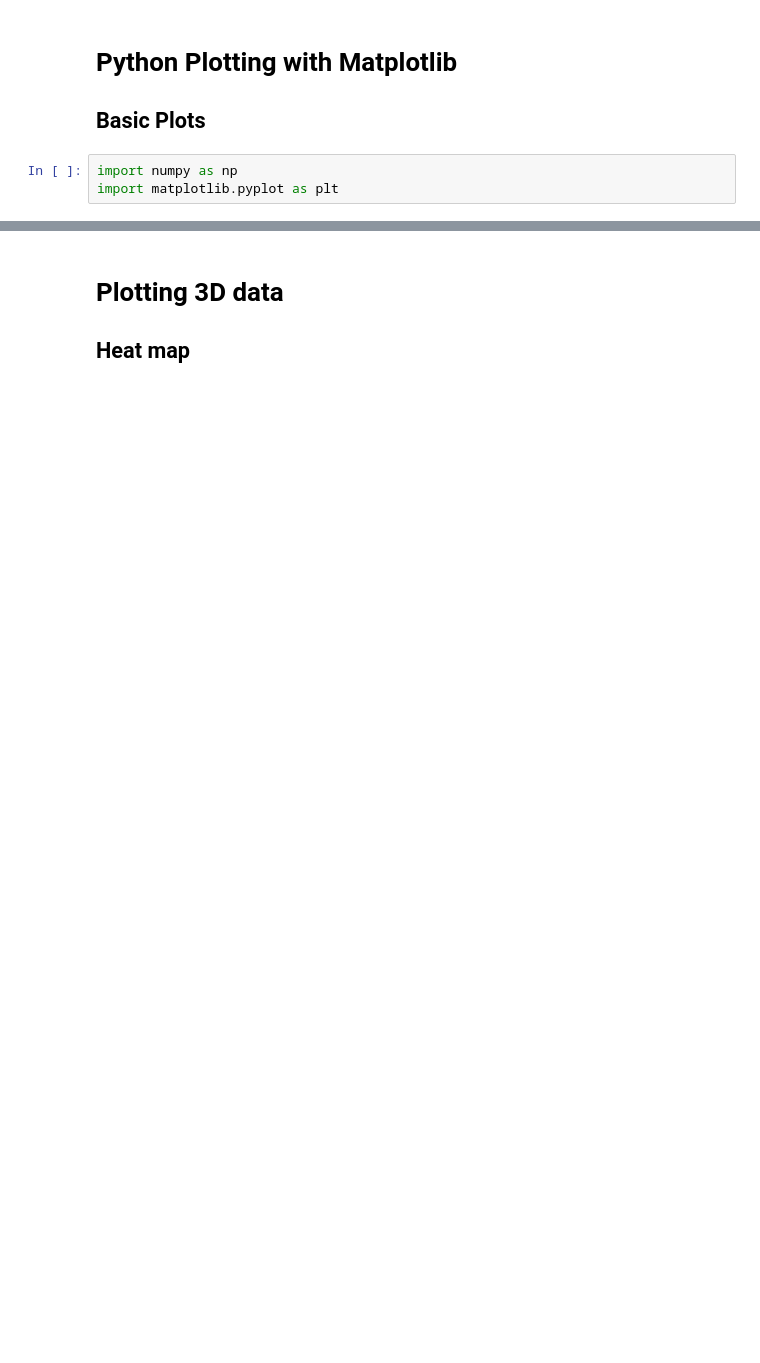
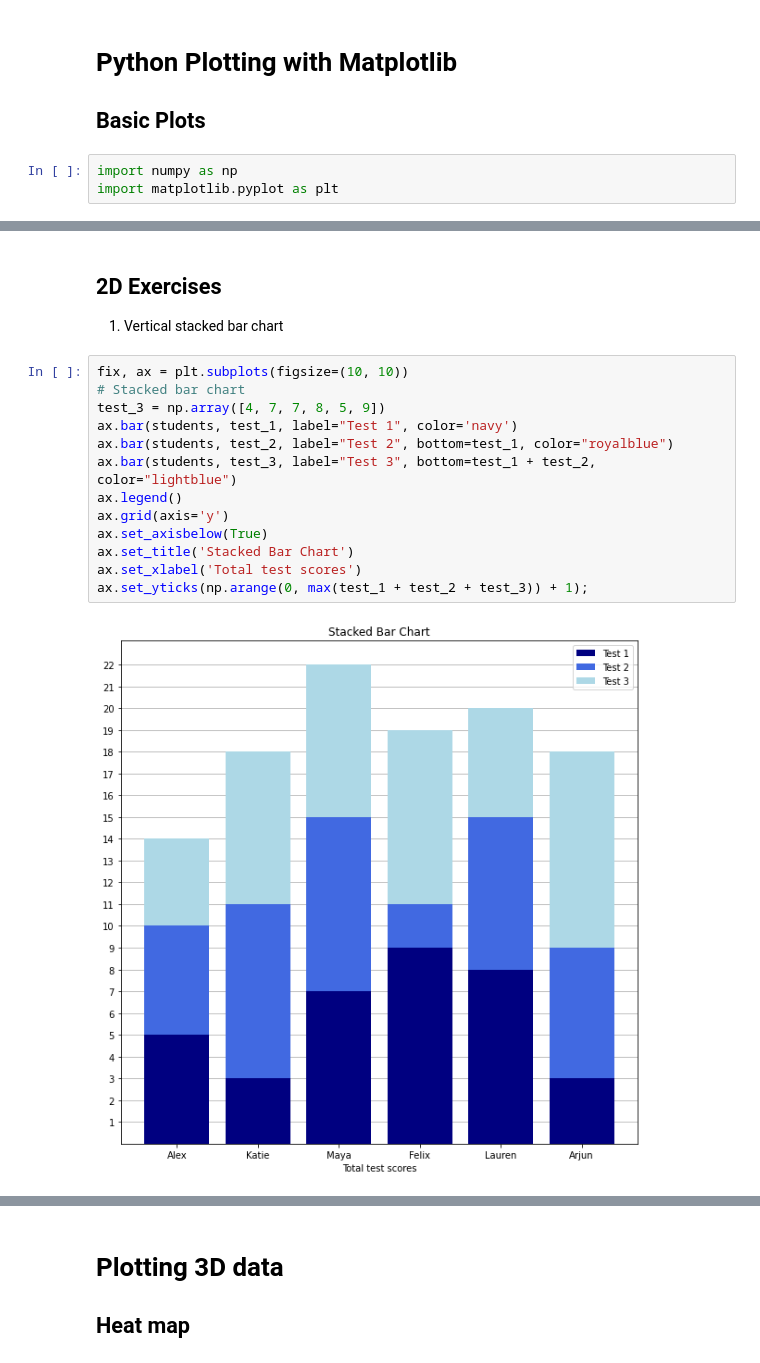
Before and after one commit to AndrewDales/Jupyter_MatPlotLib, a Jupyter notebook: matplotlib trial.ipynb, the cells around one changed output, grey strips where cells are left out. Drawn from its saved outputs; the diff is of its cells as text; blank space fills up the shorter version.

```diff
--- a/matplotlib trial.ipynb
+++ b/matplotlib trial.ipynb
@@ -41,0 +42,18 @@ axs[1,1].set_xlabel('Total test scores');
+# %% [markdown]
+## 2D Exercises
+1. Vertical stacked bar chart
+# %%
+fix, ax = plt.subplots(figsize=(10, 10))
+# Stacked bar chart
+test_3 = np.array([4, 7, 7, 8, 5, 9])
+ax.bar(students, test_1, label="Test 1", color='navy')
+ax.bar(students, test_2, label="Test 2", bottom=test_1, color="royalblue")
+ax.bar(students, test_3, label="Test 3", bottom=test_1 + test_2, color="lightblue")
+ax.legend()
+ax.grid(axis='y')
+ax.set_axisbelow(True)
+ax.set_title('Stacked Bar Chart')
+ax.set_xlabel('Total test scores')
+ax.set_yticks(np.arange(0, max(test_1 + test_2 + test_3)) + 1);
+# %% [output]
+[figure, added]
```
Also changed, not shown: parts of 7 cells of this notebook.
